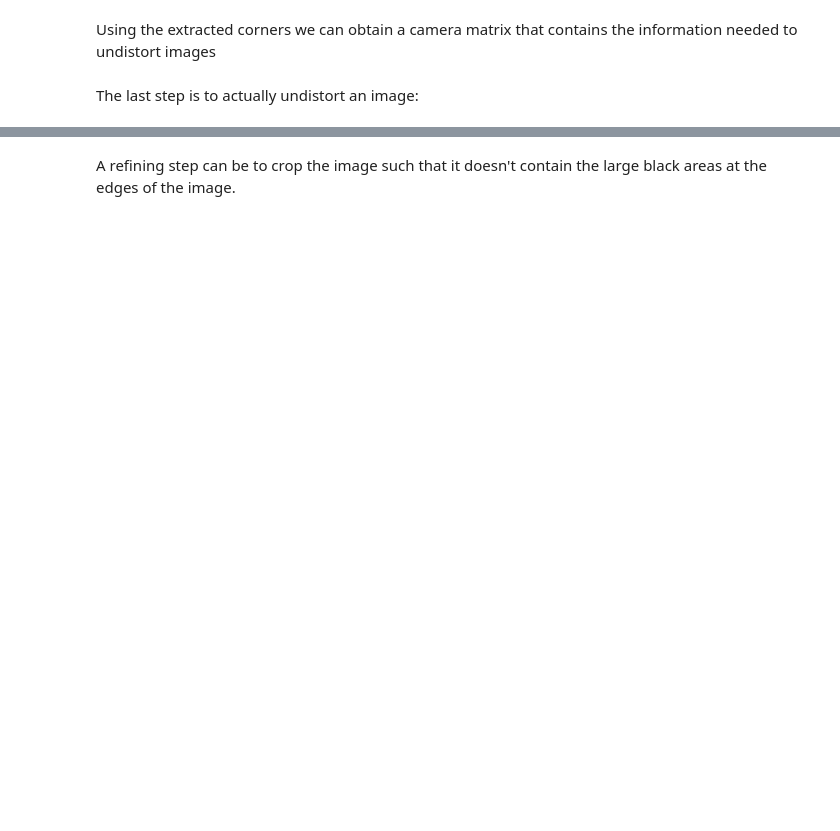
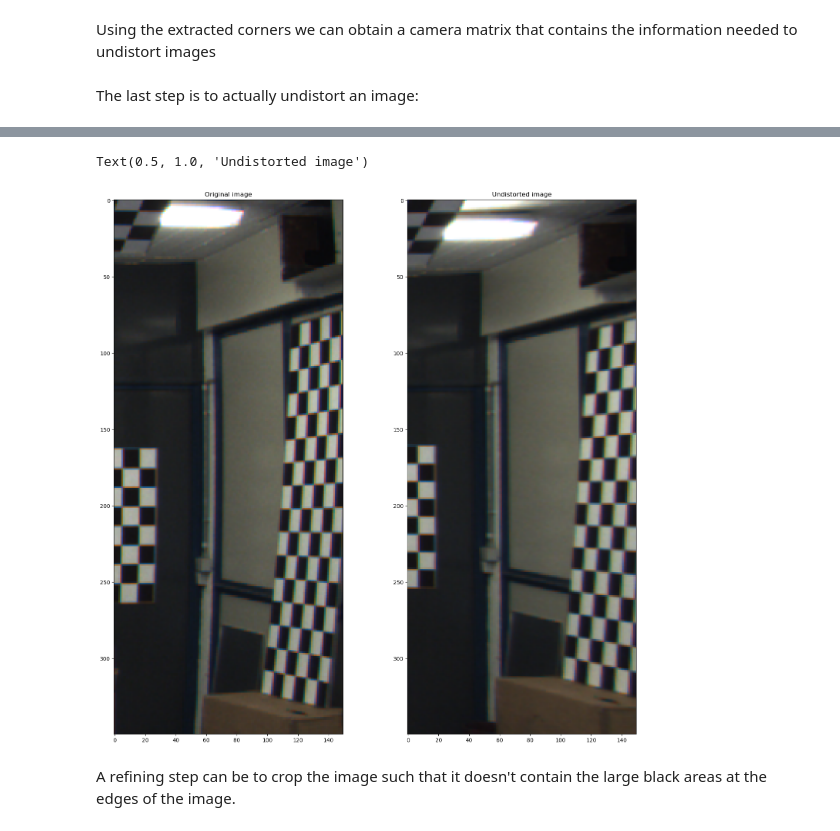
Before and after one commit to Colin-Wang-design/perception_autonomous, a Jupyter notebook: Camera calibration.ipynb, the cells around one changed output, grey strips where cells are left out. Cells and saved outputs as stored; diff of their text form; code cells hidden in the pictures; blank space fills up the shorter version.

```diff
--- a/Camera calibration.ipynb
+++ b/Camera calibration.ipynb
@@ -142,3 +137,21 @@ Cannot move to target thread (0x5ce4ba6542f0)
+# %%
+# Extract the first window around (x1, y1)
+x1, y1 = 1100, 100  # Coordinates of first window
+x2, y2 = 1250, 450  # Coordinates of second window
+window1 = img_copy[y1:y2, x1+50:x2+50]
+
+# Extract the second window around (x2, y2)
+window2 = dst[y1:y2, x1:x2]
+
+# Display the two windows side by side
+fig, ax = plt.subplots(nrows=1, ncols=2, figsize=(18,18))
+ax[0].imshow(window1[...,[2,1,0]])
+ax[0].set_title('Original image')
+ax[1].imshow(window2[...,[2,1,0]])
+ax[1].set_title('Undistorted image')
+# %% [output]
+Text(0.5, 1.0, 'Undistorted image')
+[figure, added]
 # %% [markdown]
 A refining step can be to crop the image such that it doesn't contain the large black areas at the edges of the image.
 # %%
```
Also changed, not shown: parts of 7 cells of this notebook.
